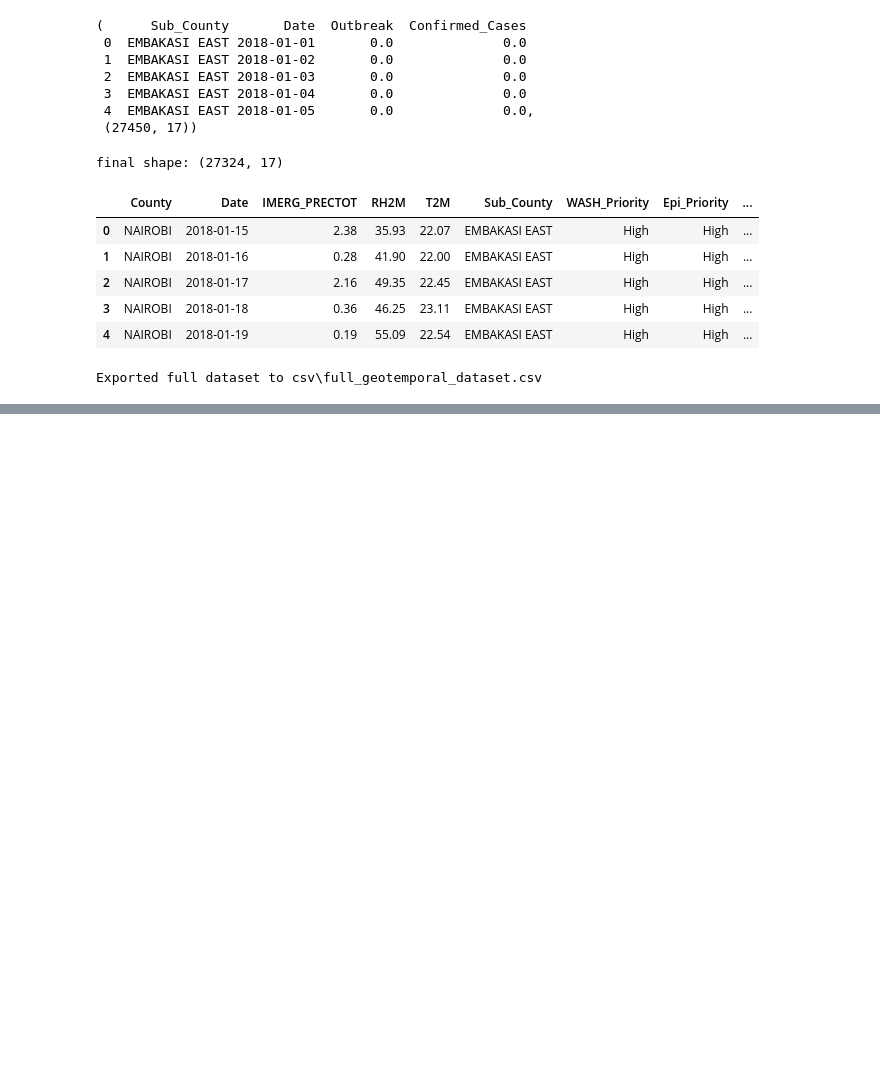
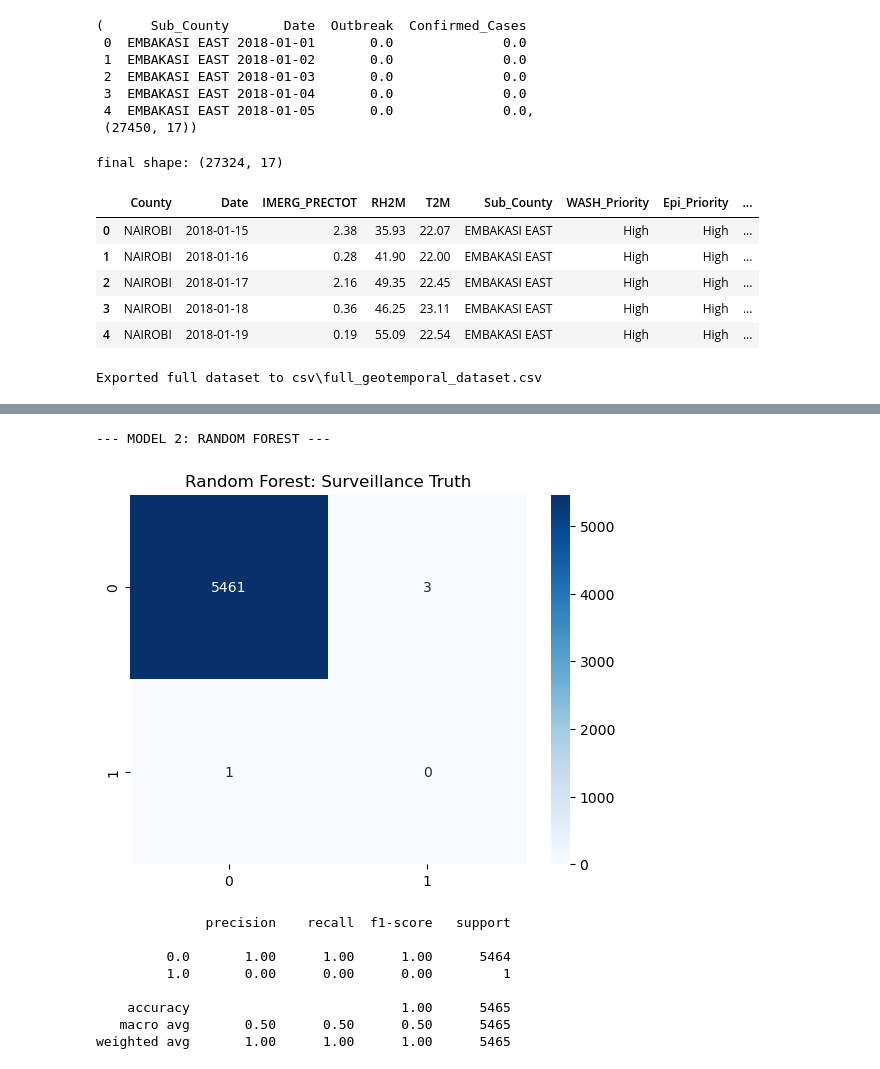
Before and after one commit to abelcholfavour/money_talks_with_Abba, a Jupyter notebook: K-CEWS.ipynb, the cells around one changed output, grey strips where cells are left out. Cells and saved outputs as stored; diff of their text form; code cells hidden in the pictures; blank space fills up the shorter version.

```diff
--- a/K-CEWS.ipynb
+++ b/K-CEWS.ipynb
@@ -485,0 +544,24 @@ Exported full dataset to csv\full_geotemporal_dataset.csv
+# %%
+import pandas as pd
+import numpy as np
+import matplotlib.pyplot as plt
+import seaborn as sns
+from sklearn.model_selection import train_test_split
+from sklearn.metrics import classification_report, confusion_matrix, recall_score
+from imblearn.over_sampling import SMOTE
+from imblearn.pipeline import Pipeline
+from sklearn.preprocessing import StandardScaler
+
+# Load
+df = pd.read_csv('csv/full_geotemporal_dataset.csv')
+
+# Features: Environmental variables only (No Risk_Score!)
+features = ['IMERG_PRECTOT', 'RH2M', 'T2M', 'rainfall_lag_14',
+            'temp_lag_14', 'humidity_lag_14', 'rainfall_14d_sum']
+
+X = df[features]
+y = df['Outbreak']
+
+# Stratified Split: Keeps the 7 outbreaks distributed correctly
+X_train, X_test, y_train, y_test = train_test_split(
+    X, y, test_size=0.2, random_state=42, stratify=y)
@@ -485,0 +603,30 @@ Exported full dataset to csv\full_geotemporal_dataset.csv
+# %%
+from sklearn.ensemble import RandomForestClassifier
+
+print("--- MODEL 2: RANDOM FOREST ---")
+# Pipeline with SMOTE + Random Forest
+rf_pipe = Pipeline([
+    ('scaler', StandardScaler()),
+    ('smote', SMOTE(random_state=42)),
+    ('model', RandomForestClassifier(n_estimators=100, class_weight='balanced', random_state=42))
+])
+
+rf_pipe.fit(X_train, y_train)
+y_pred_rf = rf_pipe.predict(X_test)
+
+sns.heatmap(confusion_matrix(y_test, y_pred_rf), annot=True, fmt='d', cmap='Blues')
+plt.title("Random Forest: Surveillance Truth")
+plt.show()
+
+print(classification_report(y_test, y_pred_rf))
+# %% [output]
+--- MODEL 2: RANDOM FOREST ---
+[figure, added]
+              precision    recall  f1-score   support
+
+         0.0       1.00      1.00      1.00      5464
+         1.0       0.00      0.00      0.00         1
+
+    accuracy                           1.00      5465
+   macro avg       0.50      0.50      0.50      5465
+weighted avg       1.00      1.00      1.00      5465
```
Also changed, not shown: parts of 4 cells of this notebook, 4 other files.
